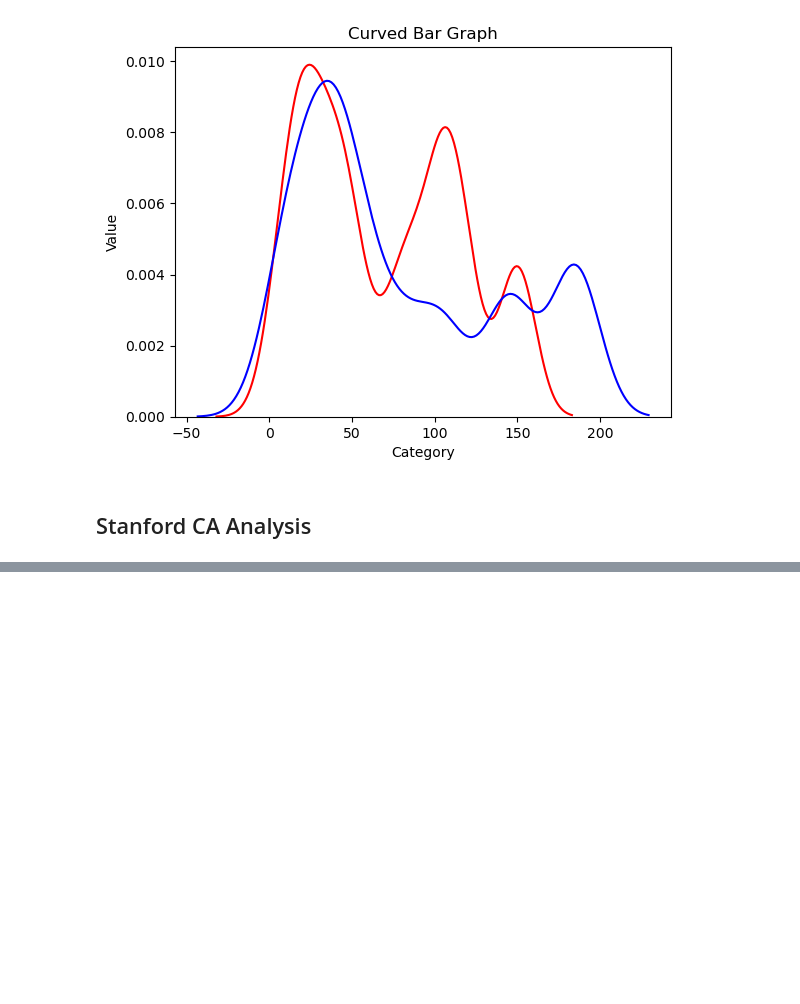
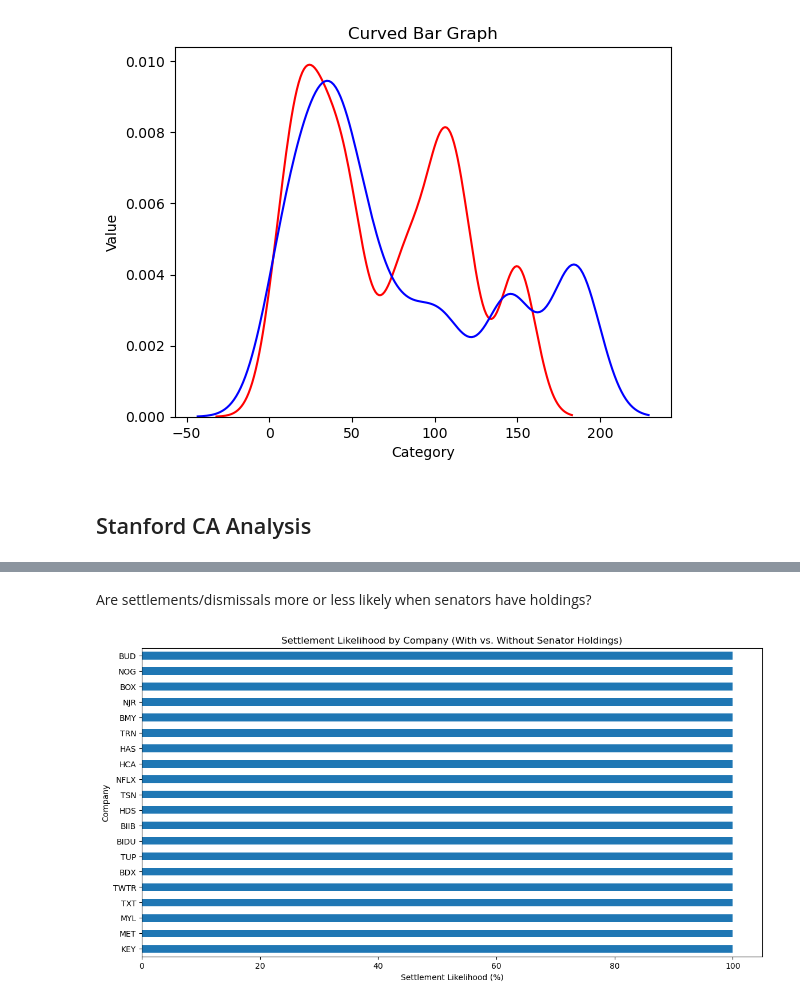
Before and after one commit to e2abbyh/ECE143-Group4-FinalProject, a Jupyter notebook: Analysis.ipynb, the cells around one changed output, grey strips where cells are left out. Cells and saved outputs as stored; diff of their text form; code cells hidden in the pictures; blank space fills up the shorter version.

Commit message:
Settlement status and senator holdings

```diff
--- a/Analysis.ipynb
+++ b/Analysis.ipynb
@@ -172,0 +204,24 @@ use_inf_as_na option is deprecated and will be removed in a future version. Conv
+# %% [markdown]
+Are settlements/dismissals more or less likely when senators have holdings?
+# %%
+df['has_senator_holdings'] = df['Estimated Holdings'] > 0
+settlement_dismissal_df = df_lawsuits[df_lawsuits['cld_case_status_gen_luv'].isin(['CASE SETTLED', 'CASE DISMISSED'])].copy()
+companies_with_holdings = set(df[df['has_senator_holdings']]['Symbol'])
+settlement_dismissal_df.loc[:, 'has_senator_holdings'] = settlement_dismissal_df['company_ticker_symbol'].isin(companies_with_holdings)
+
+# Group by ticker symbol, count cases
+company_lawsuit_counts = settlement_dismissal_df.groupby(['company_ticker_symbol', 'has_senator_holdings'])['composite_litigation_name'].count().unstack().fillna(0)
+
+# Calculate the likelihood of settlement or dismissal
+company_lawsuit_counts['settlement_likelihood'] = (company_lawsuit_counts[True] / (company_lawsuit_counts[True] + company_lawsuit_counts[False])) * 100
+
+top_companies = company_lawsuit_counts.sort_values(by='settlement_likelihood', ascending=False).head(20)
+
+# Plot the settlement likelihood for the top 20 companies
+top_companies['settlement_likelihood'].plot(kind='barh', figsize=(14, 7))
+plt.title('Settlement Likelihood by Company (With vs. Without Senator Holdings)')
+plt.xlabel('Settlement Likelihood (%)')
+plt.ylabel('Company')
+plt.show()
+# %% [output]
+[figure, added]
```
Also changed, not shown: parts of 14 cells of this notebook, 2 other files.
